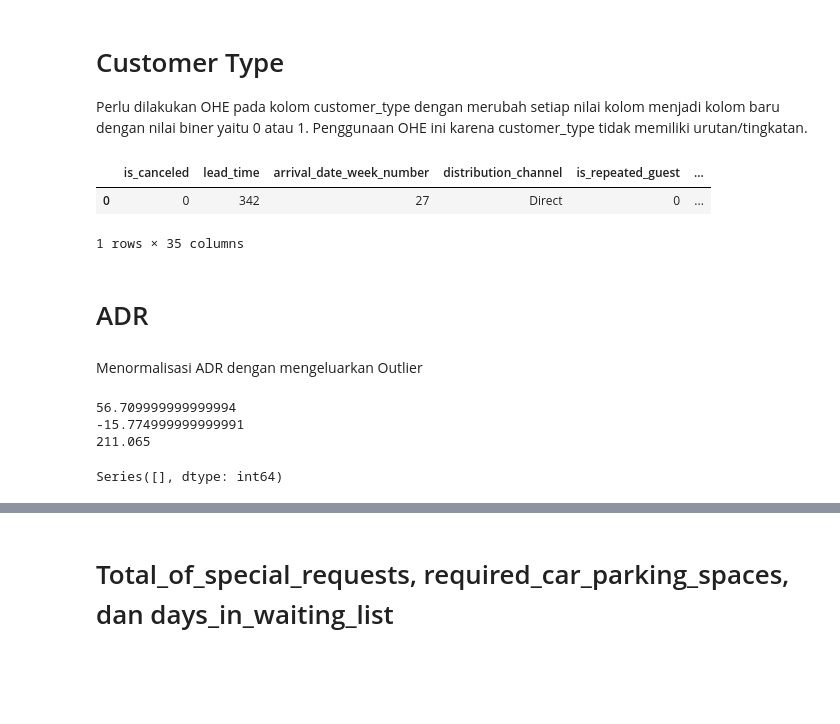
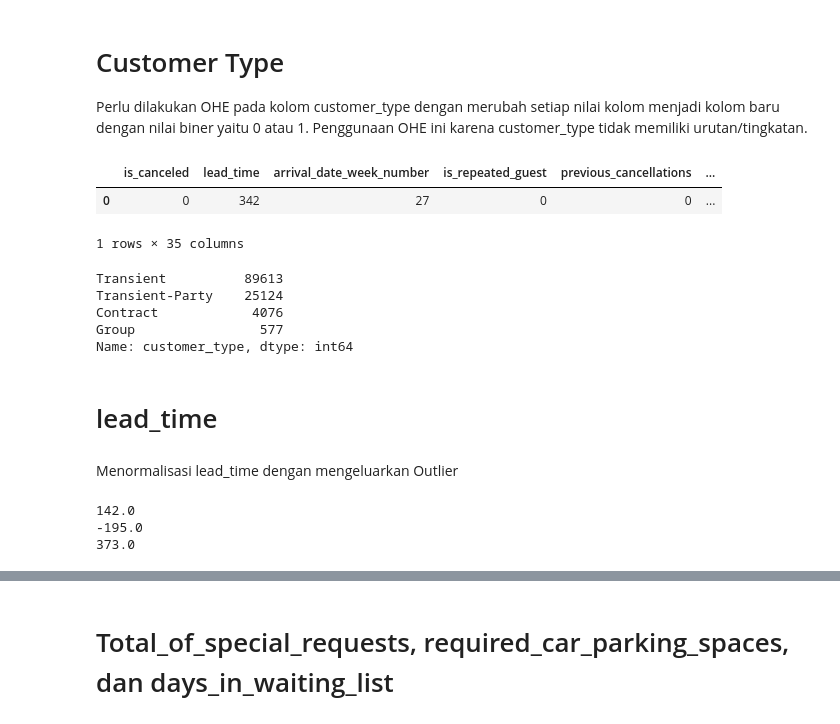
Before and after one commit to ari-mhp/FP-Rakamin-DS-MD-Hotel, a Jupyter notebook: stage2.ipynb, the cells around one changed output, grey strips where cells are left out. Saved outputs shown, nothing was run; the diff lists cells and outputs as text; code cells hidden in the pictures; blank space fills up the shorter version.

```diff
--- a/stage2.ipynb
+++ b/stage2.ipynb
@@ -322,6 +329,13 @@ df_clean = df_clean.drop('market_segment',axis=1)
 # Distribution Channel
 # %% [markdown]
 Di OHE
+# %%
+df_clean['distribution_channel'] = df_clean['distribution_channel'].apply(lambda x: 'Any' if x in ['GDS', 'Undefined'] else x)
+# %%
+dist_ohe = pd.get_dummies(df_clean.distribution_channel, drop_first=True, prefix='distribution')
+df_clean = df_clean.join(dist_ohe)
+# %%
+df_clean = df_clean.drop('distribution_channel',axis=1)
 # %% [markdown]
 # Is_repeated_guest
 # %% [markdown]
@@ -412,7 +446,7 @@ df_clean['booking_changes'] = [0 if x == 0 else 1 for x in df_clean['booking_cha
 # %% [markdown]
 Perlu dilakukan OHE pada kolom deposit_type dengan merubah setiap nilai kolom menjadi kolom baru dengan nilai biner yaitu 0 atau 1. Penggunaan OHE ini karena deposit_type dan tidak memiliki urutan/tingkatan.
 # %%
-deposit_ohe = pd.get_dummies(df_clean['deposit_type'], prefix='deposit_type')
+deposit_ohe = pd.get_dummies(df_clean['deposit_type'], prefix='deposit_type',drop_first=True)
 df_clean = df_clean.join(deposit_ohe)
 
 # Hapus kolom tidak terpakai
@@ -486,41 +520,47 @@ df_clean = df_clean.drop(['agent', 'company'], axis=1)
 
 Perlu dilakukan OHE pada kolom customer_type dengan merubah setiap nilai kolom menjadi kolom baru dengan nilai biner yaitu 0 atau 1. Penggunaan OHE ini karena customer_type tidak memiliki urutan/tingkatan.
 # %%
-customer_ohe = pd.get_dummies(df_clean['customer_type'], prefix='customer_type')
+customer_ohe = pd.get_dummies(df_clean['customer_type'], prefix='customer_type',drop_first=True)
 df_clean = df_clean.join(customer_ohe)
 
 # Hapus kolom tidak terpakai
 df_clean = df_clean.drop('customer_type', axis=1)
 
 df_clean.head(1)
 # %% [output]
-|  | is_canceled | lead_time | arrival_date_week_number | distribution_channel | is_repeated_guest | ... |
-| 0 | 0 | 342 | 27 | Direct | 0 | ... |
+|  | is_canceled | lead_time | arrival_date_week_number | is_repeated_guest | previous_cancellations | ... |
+| 0 | 0 | 342 | 27 | 0 | 0 | ... |
 1 rows × 35 columns
+# %%
+df.customer_type.value_counts()
+# %% [output]
+Transient          89613
+Transient-Party    25124
+Contract            4076
+Group                577
+Name: customer_type, dtype: int64
 # %% [markdown]
-# ADR
+# lead_time
 # %% [markdown]
-Menormalisasi ADR dengan mengeluarkan Outlier
+Menormalisasi lead_time dengan mengeluarkan Outlier
 # %%
-# Batas atas dan bawah ADR
-adr_Q1 = df['adr'].quantile(0.25)
-adr_Q3 = df['adr'].quantile(0.75)
-adr_IQR = adr_Q3 - adr_Q1
-adr_low_limit = adr_Q1 - (adr_IQR * 1.5)
-adr_high_limit = adr_Q3 + (adr_IQR * 1.5)
+# Batas atas dan bawah lead_time
+lead_time_Q1 = df['lead_time'].quantile(0.25)
+lead_time_Q3 = df['lead_time'].quantile(0.75)
+lead_time_IQR = lead_time_Q3 - lead_time_Q1
+lead_time_low_limit = lead_time_Q1 - (lead_time_IQR * 1.5)
+lead_time_high_limit = lead_time_Q3 + (lead_time_IQR * 1.5)
 
-print(adr_IQR)
-print(adr_low_limit)
-print(adr_high_limit)
+print(lead_time_IQR)
+print(lead_time_low_limit)
+print(lead_time_high_limit)
 # %% [output]
-56.709999999999994
--15.774999999999991
-211.065
+142.0
+-195.0
+373.0
 # %%
-# # Mengeluarkan adr outlier dan data 0 dan minus
-# dfx=df.query("`adr` > 0")
-# dfz=dfx.query("`adr` < 211")
-df[ (df['adr']<0) & (df['adr']>211)].value_counts()
+# # Mengeluarkan lead_time outlier dan data 0 dan minus
+# dfx=df.query("`lead_time` > 0")
+# dfz=dfx.query("`lead_time` < 211")
+# df[ (df['lead_time']<0) & (df['lead_time']>211)].value_counts()
-# %% [output]
-Series([], dtype: int64)
 # %%
```
Also changed, not shown: parts of 25 cells of this notebook.
